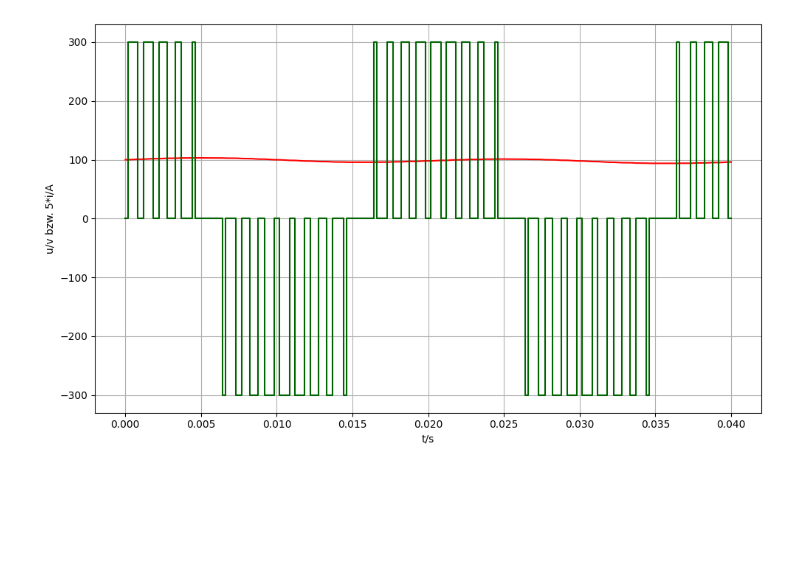
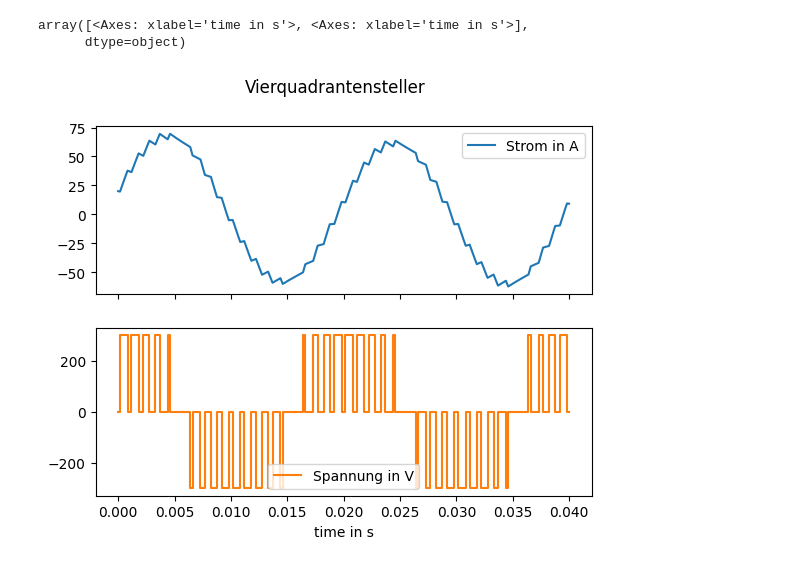
Before and after one commit to JaxRaffnix/Modellbildung-Simulation, a Jupyter notebook: exercise 6/maileen.ipynb, the cells around one changed output. Drawn from its saved outputs; the diff is of its cells as text; code cells hidden in the pictures; blank space fills up the shorter version.

Commit message:
finished task 6

```diff
--- a/exercise 6/maileen.ipynb
+++ b/exercise 6/maileen.ipynb
@@ -27,13 +20,14 @@ Notification: ModSimBib requested package Modelica of version 3.2.2. Modelica 3.
 Warning: The initial conditions are not fully specified. For more information set -d=initialization. In OMEdit Tools->Options->Simulation->Show additional information from the initialization process,  ...
-# %%
-fig=plt.figure(1, figsize=(10,6)); fig.clf()
-ax = fig.add_subplot(111)
-ax.plot(t, 5*i_L, 'r')
-ax.plot(t, u, 'darkgreen')
-ax.grid()
-ax.set_xlabel('t/s')
-ax.set_ylabel('u/v bzw. 5*i/A')
-
-fig.tight_layout()
-# %% [output]
-[figure, removed]
+# %%
+task = pd.DataFrame({
+    "time in s" :   mod.getSolutions('time').ravel(),
+    "Strom in A"     :mod.getSolutions('inductor1.i').ravel(),
+    "Spannung in V"   : mod.getSolutions('vierqst1.u_out').ravel(),
+})
+task = task.set_index("time in s")
+
+task.plot(subplots=True, title=("Vierquadrantensteller"))
+# %% [output]
+array([<Axes: xlabel='time in s'>, <Axes: xlabel='time in s'>],
+      dtype=object)
+[figure, added]
```
Also changed, not shown: parts of 1 cell of this notebook, 3 other files.
